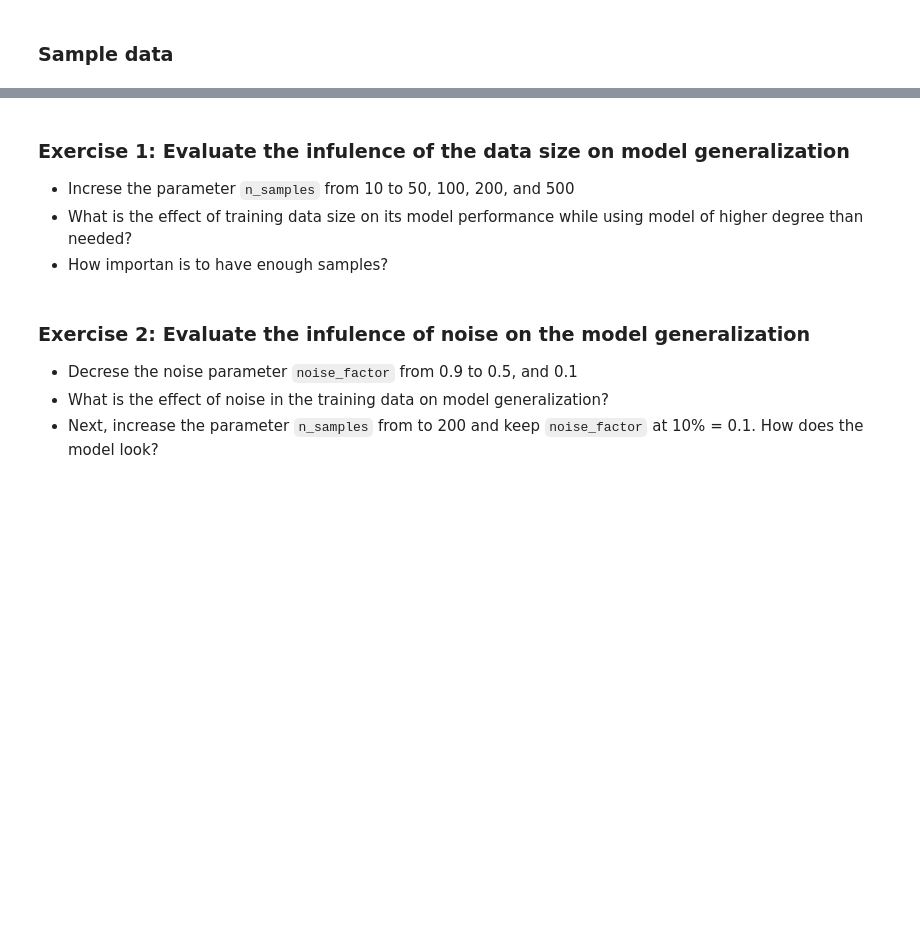
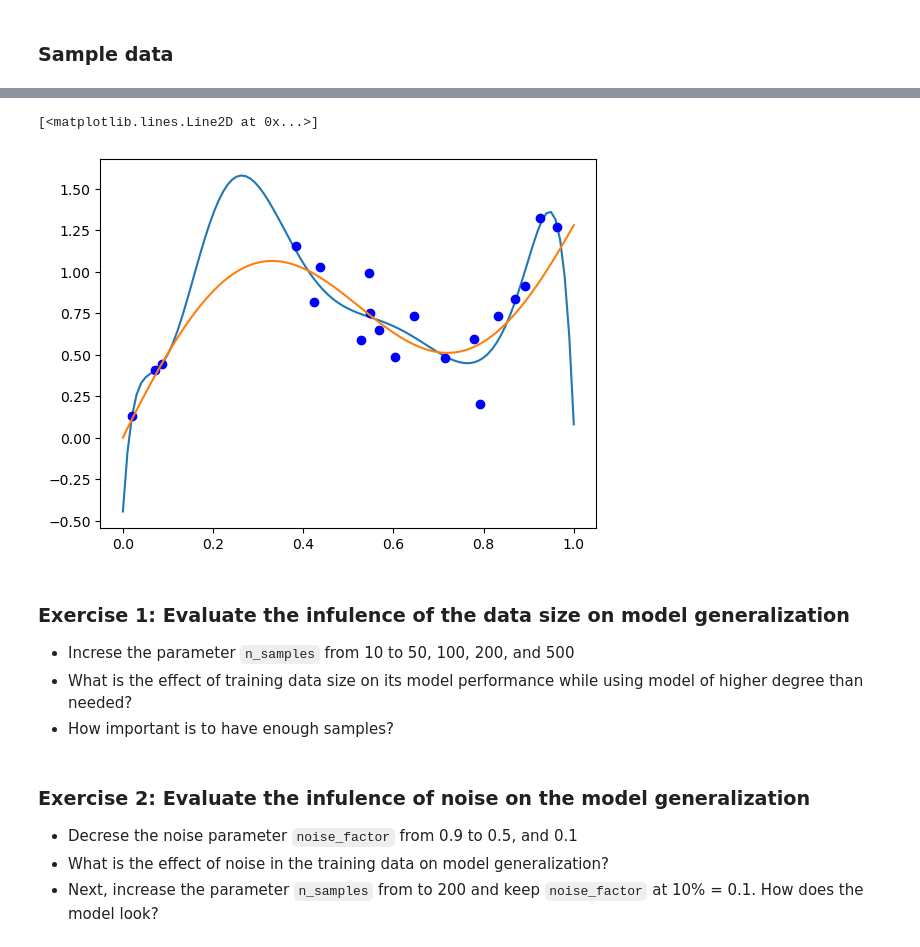
Before and after one commit to zapletalj-cze/ML_geo, a Jupyter notebook: 04_Model_generalization/04_1_LAB_mlgeo_poly_model_generalization_exercises.ipynb, the cells around one changed output, grey strips where cells are left out. Drawn from its saved outputs; the diff is of its cells as text; code cells hidden in the pictures; blank space fills up the shorter version.

```diff
--- a/04_Model_generalization/04_1_LAB_mlgeo_poly_model_generalization_exercises.ipynb
+++ b/04_Model_generalization/04_1_LAB_mlgeo_poly_model_generalization_exercises.ipynb
@@ -66,3 +80,7 @@ pass
 # %%
 # Fit polynomial model (degree = 10)
-pass
+from sklearn import linear_model
+
+degree = 10
+poly = PolynomialFeatures(degree)
+X_train_poly = poly.fit_transform(X_train)
@@ -80,5 +110,18 @@ pass
+# %%
+# Plot the model with the data?
+# Underlaying function
+X_model = np.linspace(0, 1, 100)
+X_model_poly = poly.fit_transform(X_model.reshape(-1, 1))
+y_model_pred = reg.predict(X_model_poly)
+
+plt.plot(X_model, y_model_pred, label = "model")
+plt.plot(X_train, y_train, "bo", label = "data")
+plt.plot(X_fun, y_fun, label = "underlying function")
+# %% [output]
+[<matplotlib.lines.Line2D at 0x...>]
+[figure, added]
 # %% [markdown]
 ### **Exercise 1:** Evaluate the infulence of the data size on model generalization
 * Increse the parameter `n_samples` from 10 to 50, 100, 200, and 500
 * What is the effect of training data size on its model performance while using model of higher degree than needed?
-* How importan is to have enough samples?
+* How important is to have enough samples?
```
Also changed, not shown: parts of 29 cells of this notebook, 1 other file.
